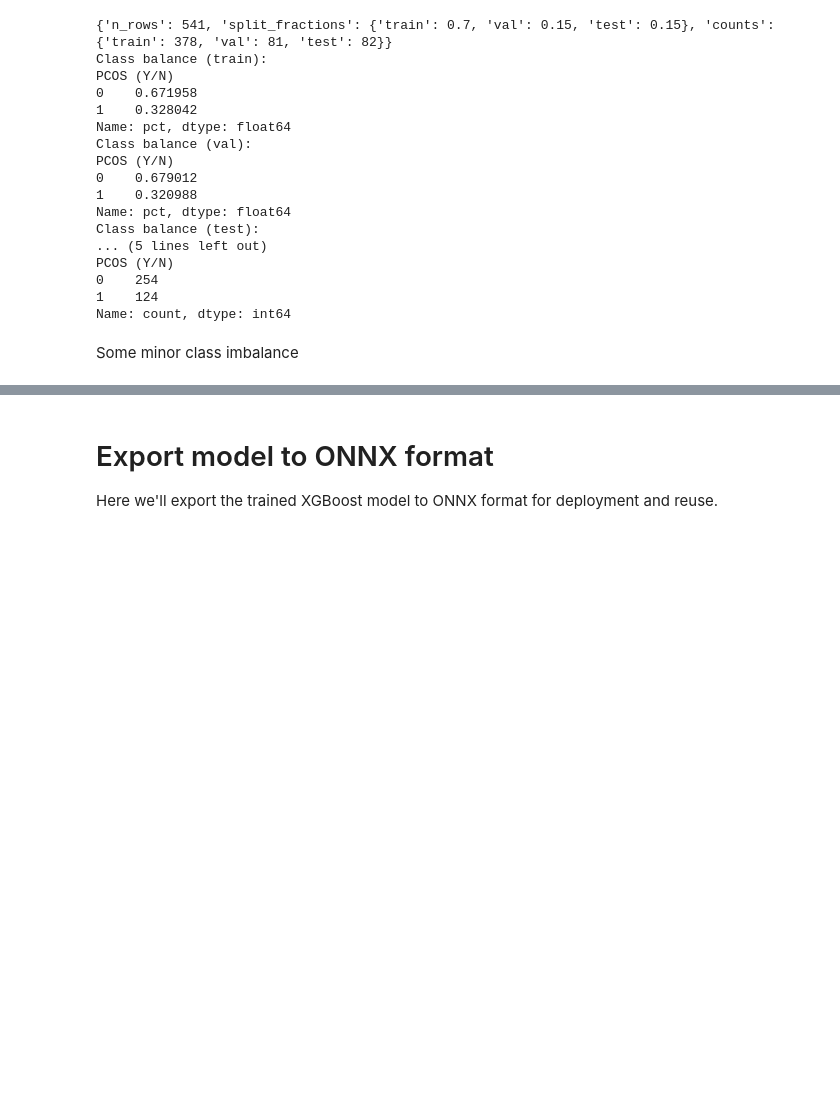
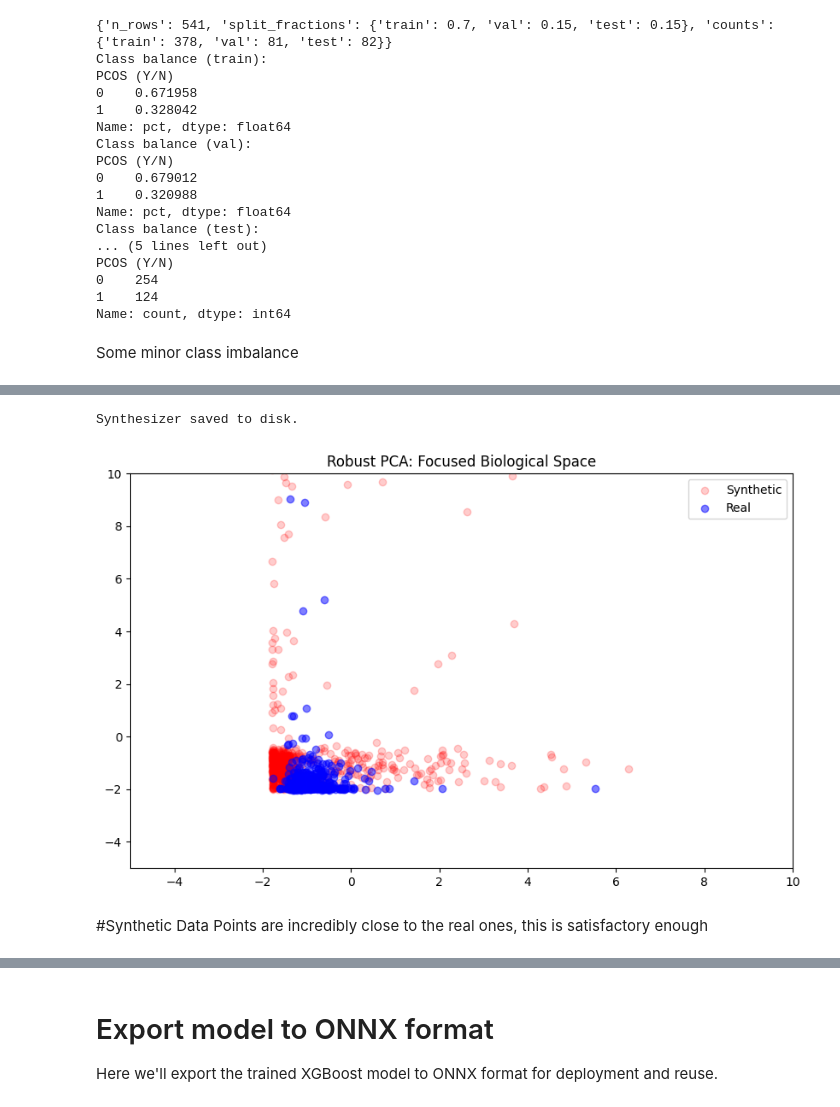
Before and after one commit to Xerass/PCOS_ML, a Jupyter notebook: TabularModel/tabularmodel.ipynb, the cells around one changed output, grey strips where cells are left out. Cells and saved outputs as stored; diff of their text form; code cells hidden in the pictures; blank space fills up the shorter version.

```diff
--- a/TabularModel/tabularmodel.ipynb
+++ b/TabularModel/tabularmodel.ipynb
@@ -163,0 +248,5 @@ Some minor class imbalance
+# %%
+synthesizer.save('pcos_ctgan_model.pkl')
+print("Synthesizer saved to disk.")
+# %% [output]
+Synthesizer saved to disk.
@@ -164 +258,34 @@ Some minor class imbalance
+# %%
+#verify the synthtic data is realistic
+
+def verifyBiologicalDist(real_x, synth_x):
+    scaler = RobustScaler()
+
+    #apply scaler to both real and synth (we scale to avoid outliers messing up)
+    allData = pd.concat([real_x, synth_x], axis = 0).fillna(0)
+    scaledData = scaler.fit_transform(allData)
+
+    pca = PCA(n_components=2)
+    components = pca.fit_transform(scaledData)
+
+    real_comp = components[:len(real_x)]
+    synth_comp = components[len(real_x):]
+
+    plt.figure(figsize=(10, 6))
+    plt.scatter(synth_comp[:, 0], synth_comp[:, 1], color='red', alpha=0.2, label='Synthetic')
+    plt.scatter(real_comp[:, 0], real_comp[:, 1], color='blue', alpha=0.5, label='Real')
+
+    # ZOOM IN: Ignore the extreme outliers for visual verification
+    plt.xlim(-5, 10)
+    plt.ylim(-5, 10)
+
+    plt.title("Robust PCA: Focused Biological Space")
+    plt.legend()
+    plt.show()
+
+verifyBiologicalDist(X_train, X_synth)
+# %% [output]
+[figure, added]
+# %% [markdown]
+#Synthetic Data Points are incredibly close to the real ones, this is satisfactory enough
 # %%
```
Also changed, not shown: parts of 21 cells of this notebook, 3 other files.
